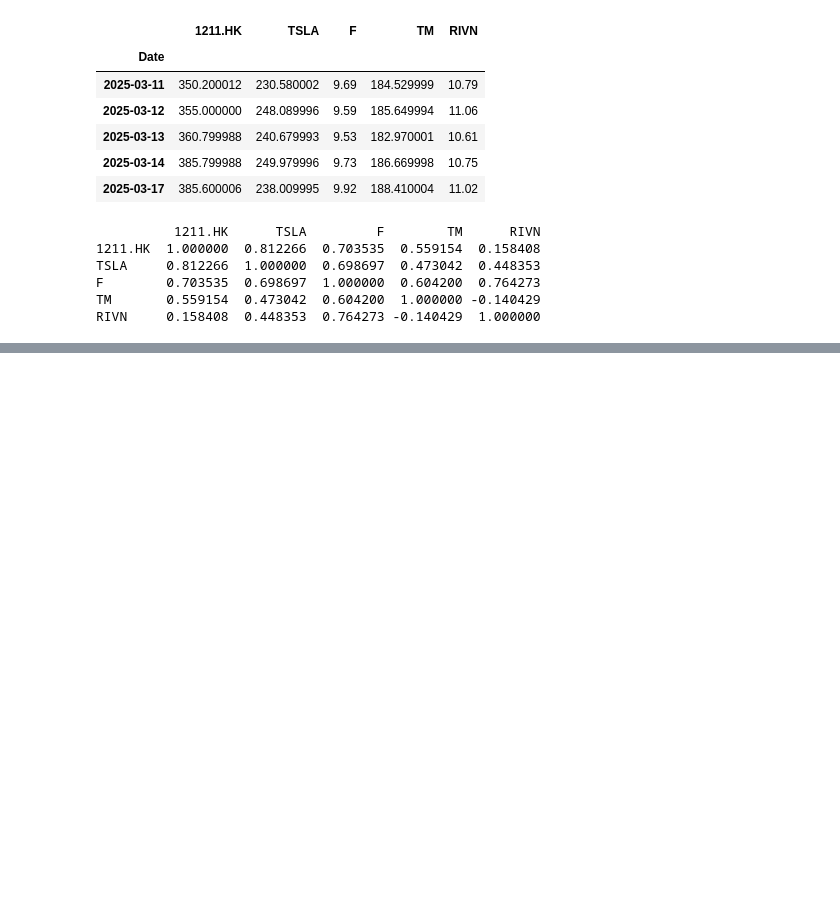
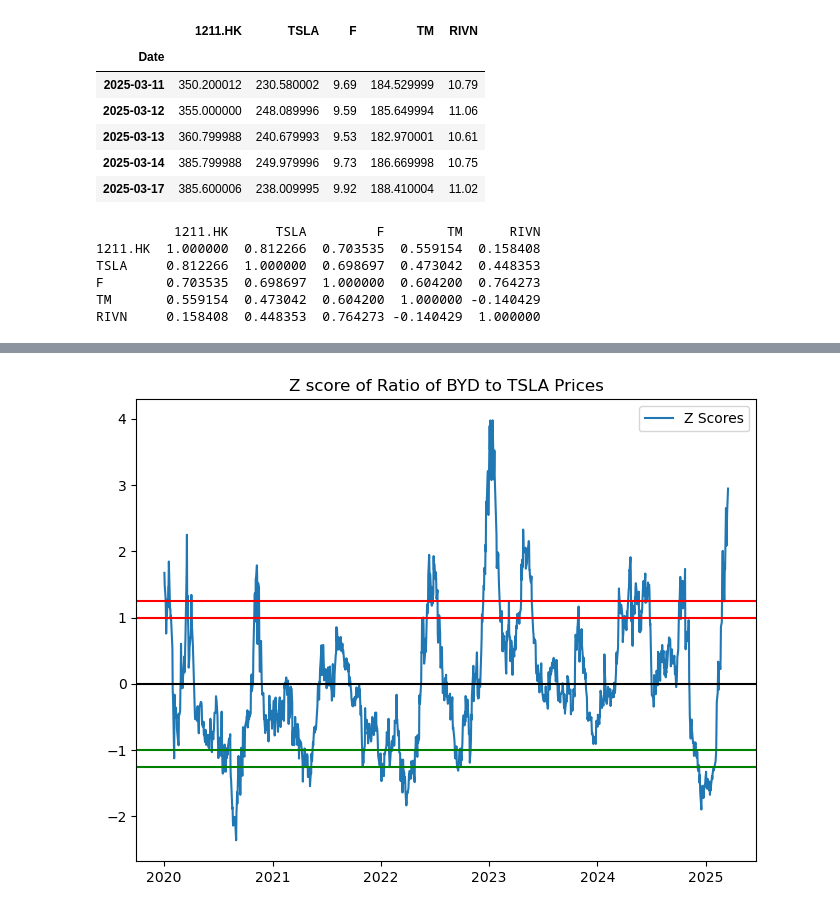
Before and after one commit to andrew67sebastian/UBS-FInance, a Jupyter notebook: main.ipynb, the cells around one changed output, grey strips where cells are left out. Cells and saved outputs as stored; diff of their text form; code cells hidden in the pictures; blank space fills up the shorter version.

```diff
--- a/main.ipynb
+++ b/main.ipynb
@@ -97,0 +217,28 @@ sns.heatmap(corr_matrix, annot=True)
+# %%
+# price ratio
+a = df_ind['1211.HK'].dropna()
+b = df_ind['TSLA'].dropna()
+
+a, b = a.align(b, join='inner')
+
+
+figure(figsize=(8,6), dpi=100)
+ratio = a/b
+
+# NOTE, here you can either use the spread OR the Price ratio approach. Anyways, let's standardize the ratio so we can have a
+# upper and lower bound to help evaluate our trends.. Let's stick with the ratio data.
+# Calculate the Zscores of each row.
+df_zscore = (ratio - ratio.mean())/ratio.std()
+plt.plot(df_zscore, label = "Z Scores")
+plt.axhline(df_zscore.mean(), color = 'black')
+plt.axhline(1.0, color='red') # Setting the upper and lower bounds to be the z score of 1 and -1 (1/-1 standard deviation)
+plt.axhline(1.25, color='red') # 95% of our data will lie between these bounds.
+plt.axhline(-1.0, color='green') # 68% of our data will lie between these bounds.
+plt.axhline(-1.25, color='green') # 95% of our data will lie between these bounds.
+plt.legend(loc = 'best')
+plt.title('Z score of Ratio of BYD to TSLA Prices')
+plt.show()
+# For the most part, the range that exists outside of these 'bands' must come converge back to the mean. Thus, you can
+# determine when you can go long or short the pair (BRK_B to MSFT).
+# %% [output]
+[figure, added]
```
Also changed, not shown: parts of 48 cells of this notebook.
